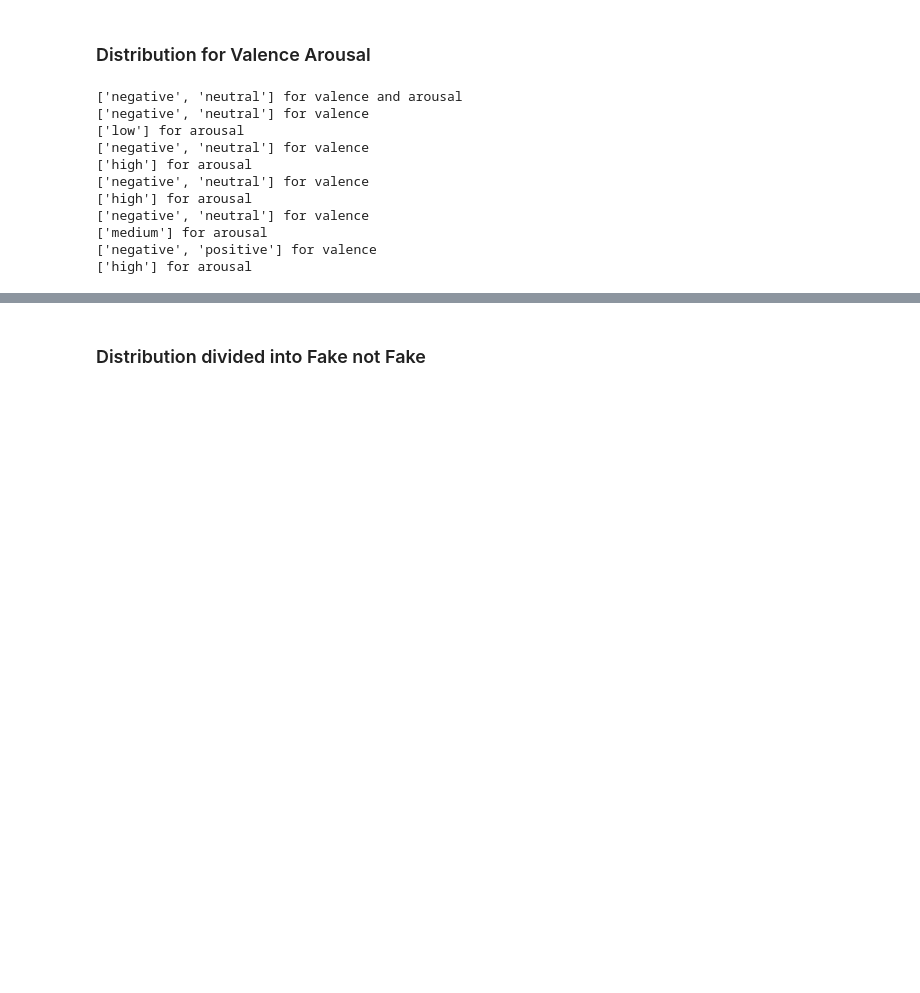
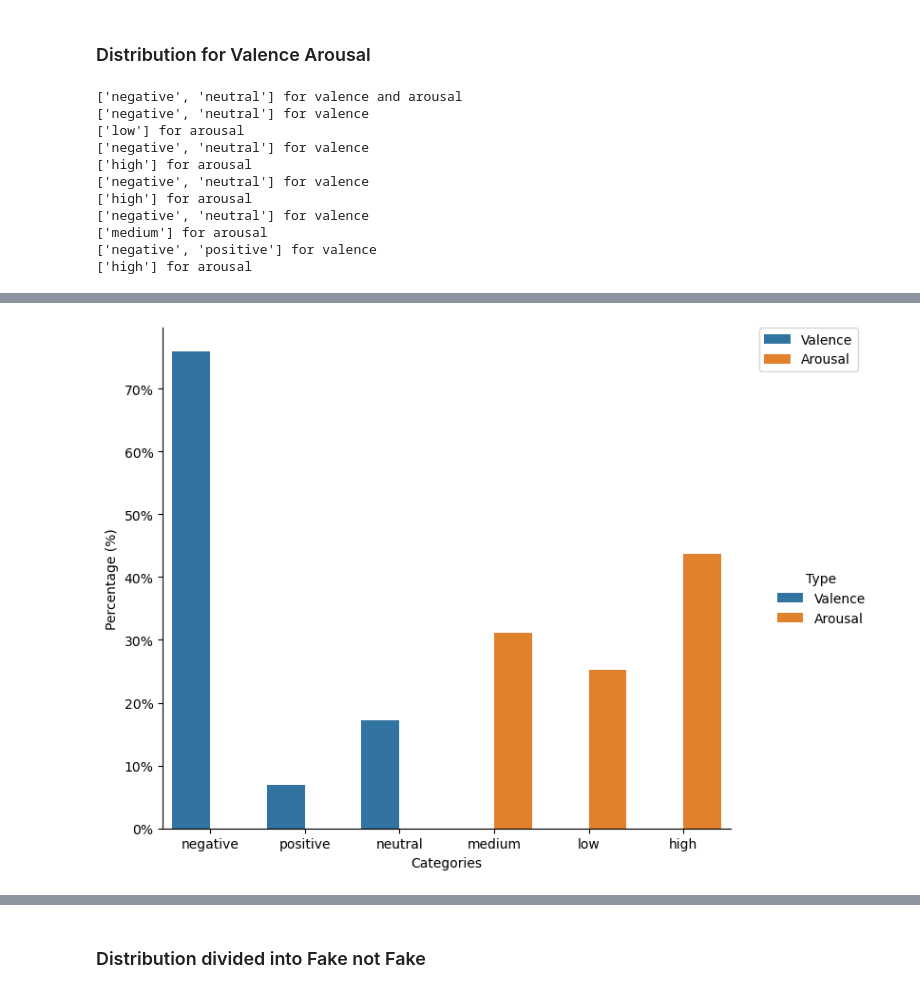
Before and after one commit to NoahMeissner/Fake_News_Emotions_Detection, a Jupyter notebook: Source_Code/Annotation/Analysis_GPT_Annotation.ipynb, the cells around one changed output, grey strips where cells are left out. Drawn from its saved outputs; the diff is of its cells as text; code cells hidden in the pictures; blank space fills up the shorter version.

```diff
--- a/Source_Code/Annotation/Analysis_GPT_Annotation.ipynb
+++ b/Source_Code/Annotation/Analysis_GPT_Annotation.ipynb
@@ -149,0 +153,51 @@ plt.show()
+# %%
+import seaborn as sns
+import pandas as pd
+import matplotlib.pyplot as plt
+
+# Daten in einen DataFrame umwandeln
+data_valence = pd.DataFrame({
+    'Category': list(valence_counts.keys()),
+    'Count': list(valence_counts.values()),
+    'Type': 'Valence'
+})
+
+data_arousal = pd.DataFrame({
+    'Category': list(arousal_counts.keys()),
+    'Count': list(arousal_counts.values()),
+    'Type': 'Arousal'
+})
+
+# Valence- und Arousal-Daten zusammenführen
+data = pd.concat([data_valence, data_arousal])
+
+# Gesamtsummen für Valence und Arousal berechnen
+total_valence = data_valence['Count'].sum()
+total_arousal = data_arousal['Count'].sum()
+
+# Proportionale Werte (Prozente) berechnen
+data.loc[data['Type'] == 'Valence', 'Count'] = (data_valence['Count'] / total_valence) * 100
+data.loc[data['Type'] == 'Arousal', 'Count'] = (data_arousal['Count'] / total_arousal) * 100
+
+# Erstellen eines Seaborn-Plots mit FacetGrid
+g = sns.catplot(
+    data=data,
+    x='Category', y='Count', hue='Type',
+    kind='bar', height=6, aspect=1.2
+)
+
+# Titel und Achsenbeschriftungen
+g.set_titles('Valence vs Arousal Distribution (in %)')
+g.set_axis_labels('Categories', 'Percentage (%)')
+
+# Legende außerhalb des Diagramms platzieren
+plt.legend(bbox_to_anchor=(1.05, 1), loc='upper left', borderaxespad=0.)
+
+# Y-Achse als Prozente formatieren
+g.ax.yaxis.set_major_formatter(plt.FuncFormatter(lambda y, _: '{:.0f}%'.format(y)))
+
+# Diagramm anzeigen
+plt.tight_layout()
+plt.show()
+# %% [output]
+[figure, added]
```
Also changed, not shown: parts of 6 cells of this notebook, 4 other files.
